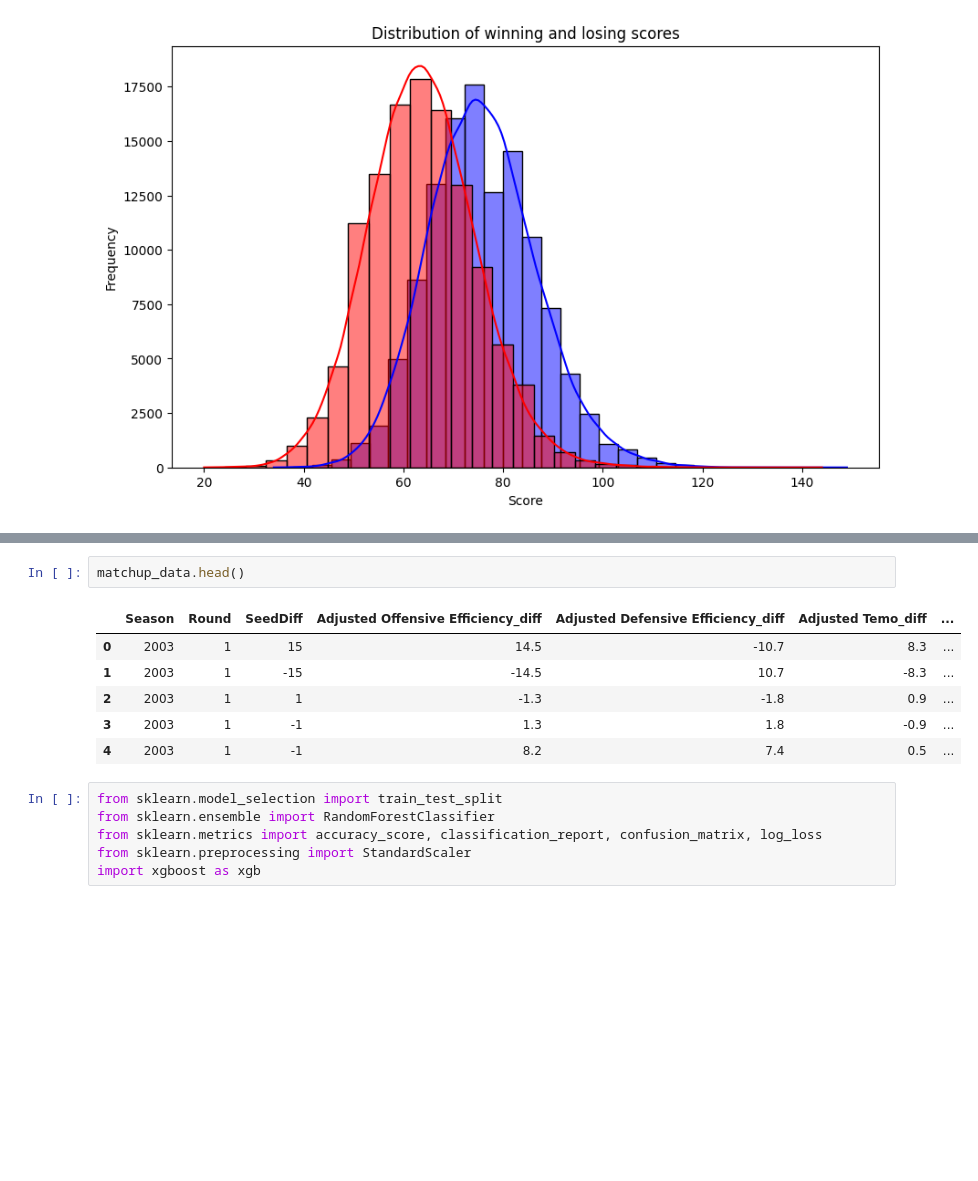
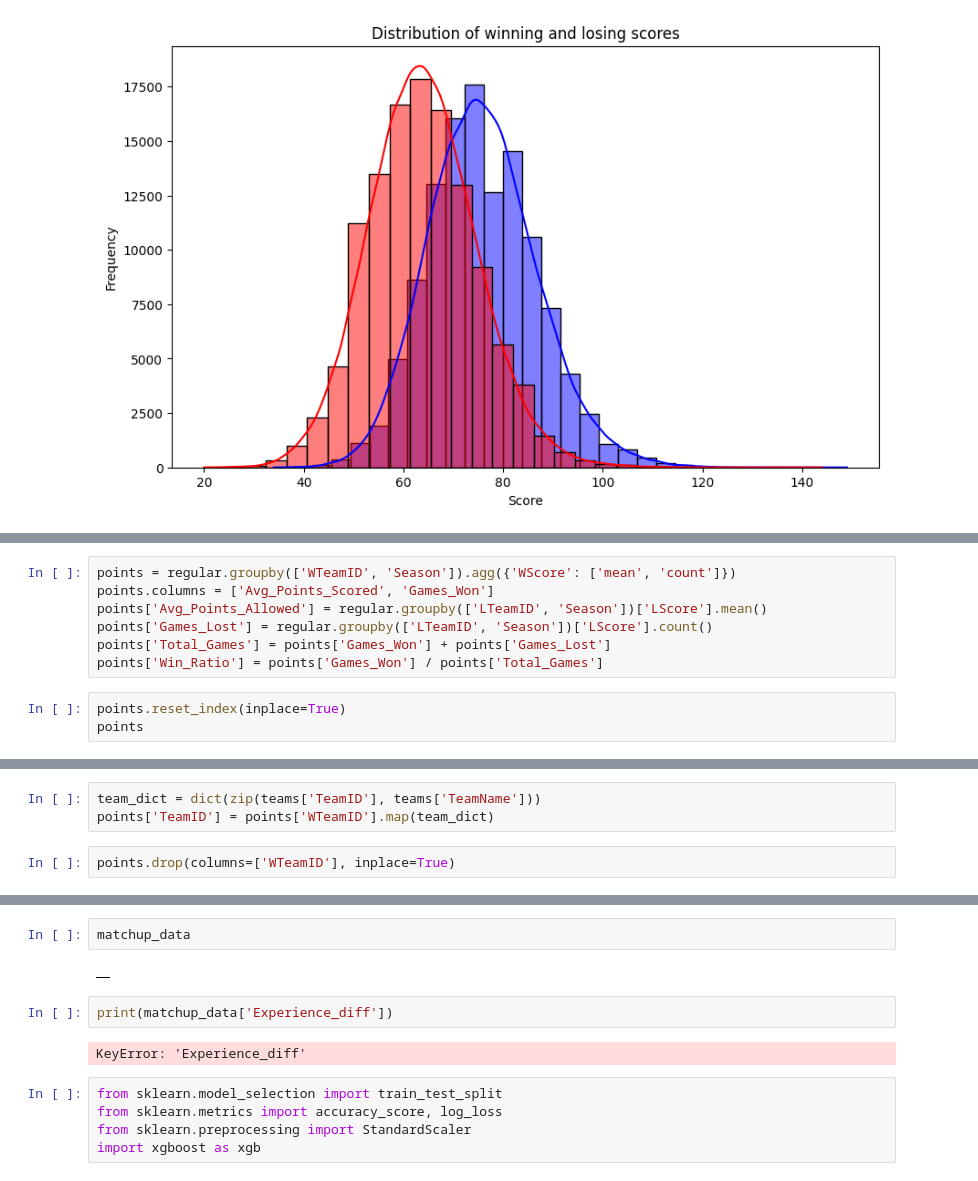
Before and after one commit to StudioMitesh/march-madness-25, a Jupyter notebook: notebook.ipynb, the cells around one changed output, grey strips where cells are left out. Saved outputs shown, nothing was run; the diff lists cells and outputs as text; blank space fills up the shorter version.

```diff
--- a/notebook.ipynb
+++ b/notebook.ipynb
@@ -118,0 +387,10 @@ plt.show()
+# %%
+points = regular.groupby(['WTeamID', 'Season']).agg({'WScore': ['mean', 'count']})
+points.columns = ['Avg_Points_Scored', 'Games_Won']
+points['Avg_Points_Allowed'] = regular.groupby(['LTeamID', 'Season'])['LScore'].mean()
+points['Games_Lost'] = regular.groupby(['LTeamID', 'Season'])['LScore'].count()
+points['Total_Games'] = points['Games_Won'] + points['Games_Lost']
+points['Win_Ratio'] = points['Games_Won'] / points['Total_Games']
+# %%
+points.reset_index(inplace=True)
+points
@@ -118,0 +411,5 @@ plt.show()
+# %%
+team_dict = dict(zip(teams['TeamID'], teams['TeamName']))
+points['TeamID'] = points['WTeamID'].map(team_dict)
+# %%
+points.drop(columns=['WTeamID'], inplace=True)
@@ -197,16 +540,14 @@ matchup_data = create_matchup_features(stats, tourney, seeds)
 # %%
-matchup_data.head()
+matchup_data
 # %% [output]
-|  | Season | Round | SeedDiff | Adjusted Offensive Efficiency_diff | Adjusted Defensive Efficiency_diff | Adjusted Temo_diff | ... |
-| 0 | 2003 | 1 | 15 | 14.5 | -10.7 | 8.3 | ... |
-| 1 | 2003 | 1 | -15 | -14.5 | 10.7 | -8.3 | ... |
-| 2 | 2003 | 1 | 1 | -1.3 | -1.8 | 0.9 | ... |
-| 3 | 2003 | 1 | -1 | 1.3 | 1.8 | -0.9 | ... |
-| 4 | 2003 | 1 | -1 | 8.2 | 7.4 | 0.5 | ... |
+|  |
+# %%
+print(matchup_data['Experience_diff'])
+# %% [output]
+KeyError: 'Experience_diff'
 # %%
 from sklearn.model_selection import train_test_split
-from sklearn.ensemble import RandomForestClassifier
-from sklearn.metrics import accuracy_score, classification_report, confusion_matrix, log_loss
+from sklearn.metrics import accuracy_score, log_loss
 from sklearn.preprocessing import StandardScaler
 import xgboost as xgb
 # %%
```
Also changed, not shown: parts of 25 cells of this notebook.
